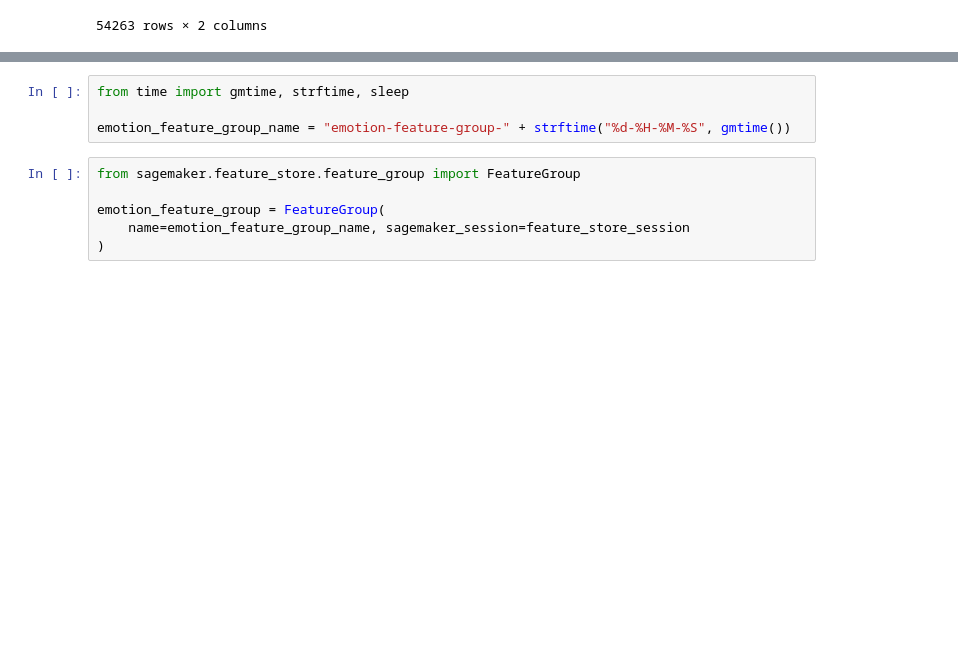
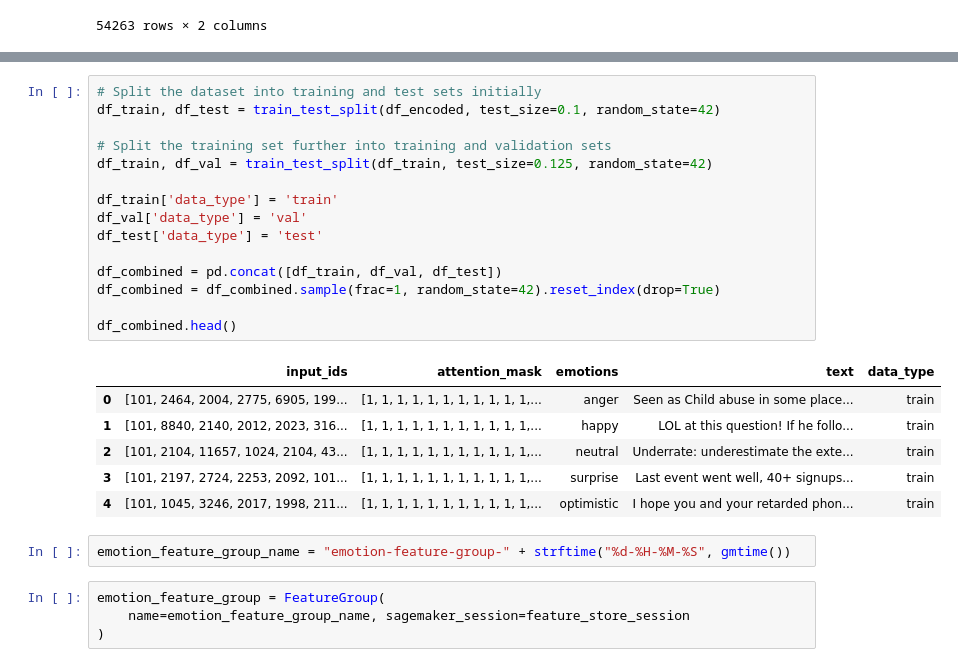
Before and after one commit to jeffreykthomas/AAI-540-Final, a Jupyter notebook: Feature_Store.ipynb, the cells around one changed output, grey strips where cells are left out. Drawn from its saved outputs; the diff is of its cells as text; blank space fills up the shorter version.

```diff
--- a/Feature_Store.ipynb
+++ b/Feature_Store.ipynb
@@ -192,10 +174,28 @@ df_encoded
+# %%
+# Split the dataset into training and test sets initially
+df_train, df_test = train_test_split(df_encoded, test_size=0.1, random_state=42)
+
+# Split the training set further into training and validation sets
+df_train, df_val = train_test_split(df_train, test_size=0.125, random_state=42)
+
+df_train['data_type'] = 'train'
+df_val['data_type'] = 'val'
+df_test['data_type'] = 'test'
+
+df_combined = pd.concat([df_train, df_val, df_test])
+df_combined = df_combined.sample(frac=1, random_state=42).reset_index(drop=True)
+
+df_combined.head()
+# %% [output]
+|  | input_ids | attention_mask | emotions | text | data_type |
+| 0 | [101, 2464, 2004, 2775, 6905, 199... | [1, 1, 1, 1, 1, 1, 1, 1, 1, 1, 1,... | anger | Seen as Child abuse in some place... | train |
+| 1 | [101, 8840, 2140, 2012, 2023, 316... | [1, 1, 1, 1, 1, 1, 1, 1, 1, 1, 1,... | happy | LOL at this question! If he follo... | train |
+| 2 | [101, 2104, 11657, 1024, 2104, 43... | [1, 1, 1, 1, 1, 1, 1, 1, 1, 1, 1,... | neutral | Underrate: underestimate the exte... | train |
+| 3 | [101, 2197, 2724, 2253, 2092, 101... | [1, 1, 1, 1, 1, 1, 1, 1, 1, 1, 1,... | surprise | Last event went well, 40+ signups... | train |
+| 4 | [101, 1045, 3246, 2017, 1998, 211... | [1, 1, 1, 1, 1, 1, 1, 1, 1, 1, 1,... | optimistic | I hope you and your retarded phon... | train |
 # %%
-from time import gmtime, strftime, sleep
-
 emotion_feature_group_name = "emotion-feature-group-" + strftime("%d-%H-%M-%S", gmtime())
 # %%
-from sagemaker.feature_store.feature_group import FeatureGroup
-
 emotion_feature_group = FeatureGroup(
     name=emotion_feature_group_name, sagemaker_session=feature_store_session
 )
```
Also changed, not shown: parts of 15 cells of this notebook.
